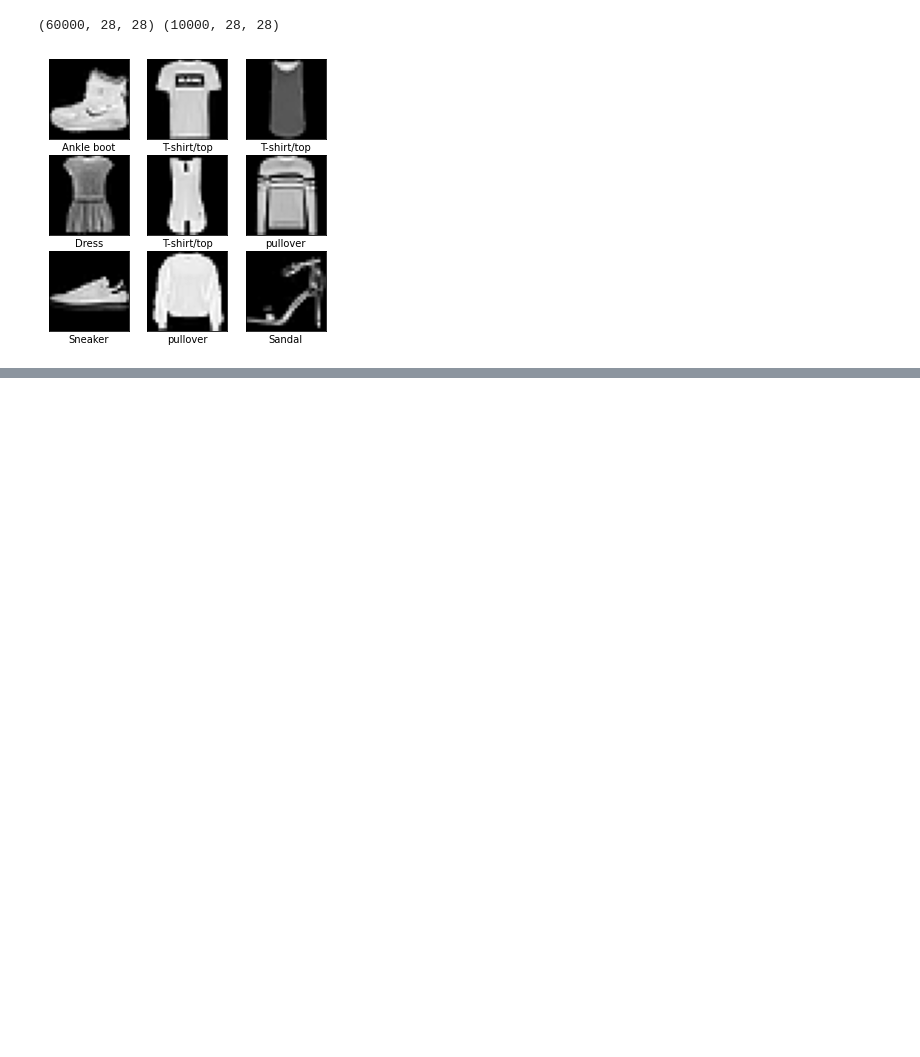
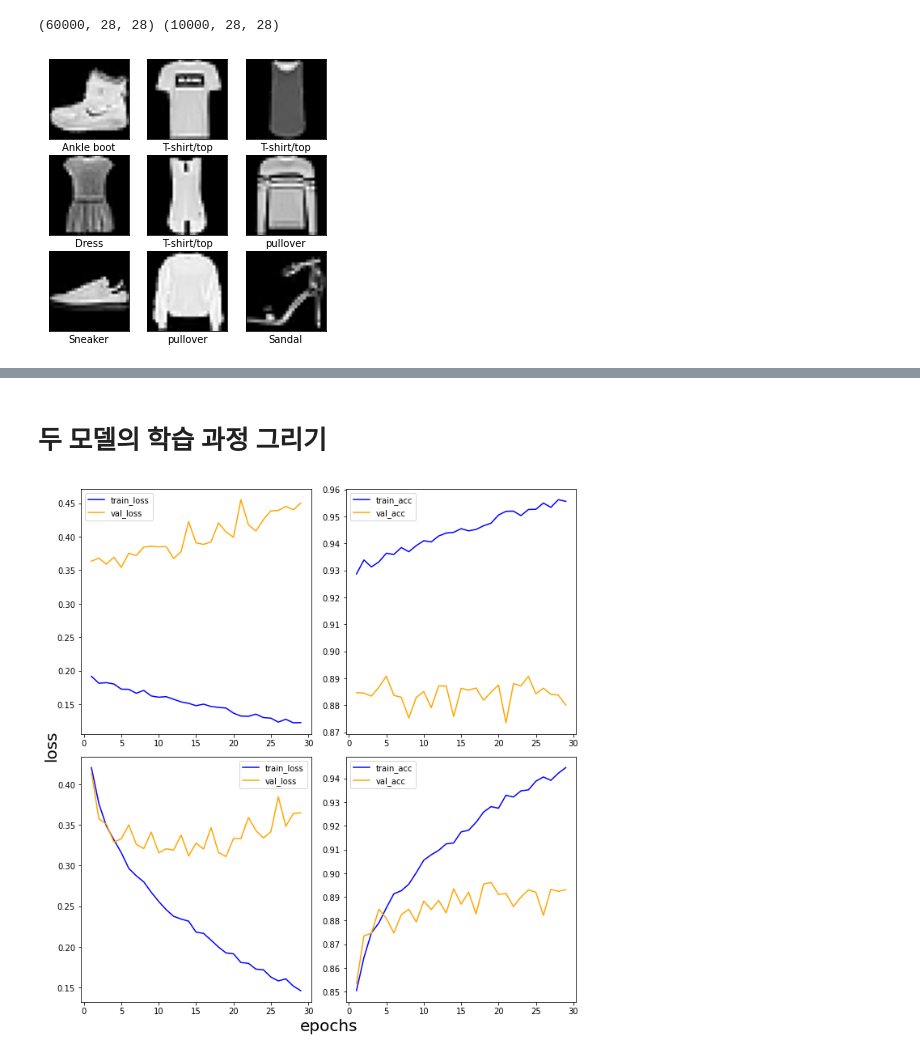
Before and after one commit to jayU000/TensorFlow_2022, a Jupyter notebook: fashion_mnist.ipynb, the cells around one changed output, grey strips where cells are left out. Drawn from its saved outputs; the diff is of its cells as text; code cells hidden in the pictures; blank space fills up the shorter version.

```diff
--- a/fashion_mnist.ipynb
+++ b/fashion_mnist.ipynb
@@ -114,0 +148,18 @@ first_model
+# %%
+second_model = Sequential()
+
+# 입력 데이터의 형대를 꼭 명시
+second_model.add(Flatten(input_shape = (28, 28)))   # (28, 28) -> (28 * 28)
+# 128개의 출력을 가지는 Dense층 추가
+second_model.add(Dense(128, activation='relu'))
+# 64개의 출력을 가지는 Dense층 추가
+second_model.add(Dense(64, activation='relu'))
+# 32개의 출력을 가지는 Dense층 추가
+second_model.add(Dense(32, activation='relu'))
+# 10개의 출력을 가지는 신경망 추가
+second_model.add(Dense(10, activation='softmax'))
+
+
+second_model.compile(optimizer='adam', loss='categorical_crossentropy', metrics=['acc'])
+
+second_history = second_model.fit(x_train, y_train, epochs=30, batch_size=128, validation_data=(x_val, y_val))
@@ -114,0 +184,43 @@ first_model
+# %% [markdown]
+# 두 모델의 학습 과정 그리기
+# %%
+from IPython.core import history
+import numpy as np
+import matplotlib.pyplot as plt
+
+def draw_loss_acc(history_1, history_2, epochs):
+  his_dict_1 = history_1.history
+  his_dict_2 = history_2.history
+  keys = list(his_dict_1.keys())
+
+  epochs = range(1, epochs)
+  fig = plt.figure(figsize=(10, 10))
+  ax = fig.add_subplot(1, 1, 1)
+
+  ax.spines['top'].set_color('none')
+  ax.spines['bottom'].set_color('none')
+  ax.spines['left'].set_color('none')
+  ax.spines['right'].set_color('none')
+  ax.tick_params(labelcolor='w', top=False, bottom=False, left=False, right=False)
+
+  for i in range(len(his_dict_1)):
+    temp_ax = fig.add_subplot(2, 2, i+1)
+    temp = keys[i%2]
+    val_temp = keys[(i+2)%2 + 2]
+    temp_history = his_dict_1 if i < 2 else his_dict_2
+    temp_ax.plot(epochs, temp_history[temp][1:],
+                 color='blue', label='train_'+temp)
+    temp_ax.plot(epochs, temp_history[val_temp][1:],
+                 color='orange', label=val_temp)
+    if(i == 1 or i ==3):
+      start, end = temp_ax.get_ylim()
+      temp_ax.yaxis.set_ticks(np.arange(np.round(start, 2), end, 0.01))
+    temp_ax.legend()
+  ax.set_ylabel('loss', size=20)
+  ax.set_xlabel('epochs', size=20)
+  plt.tight_layout()
+  plt.show()
+
+draw_loss_acc(first_history, second_history, 30)
+# %% [output]
+[figure, added]
```
Also changed, not shown: parts of 11 cells of this notebook.
